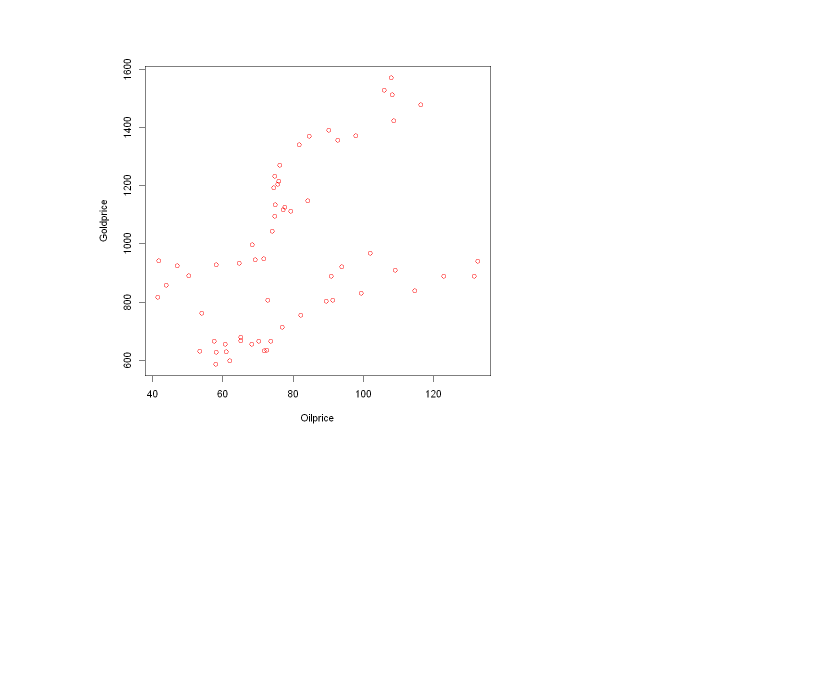
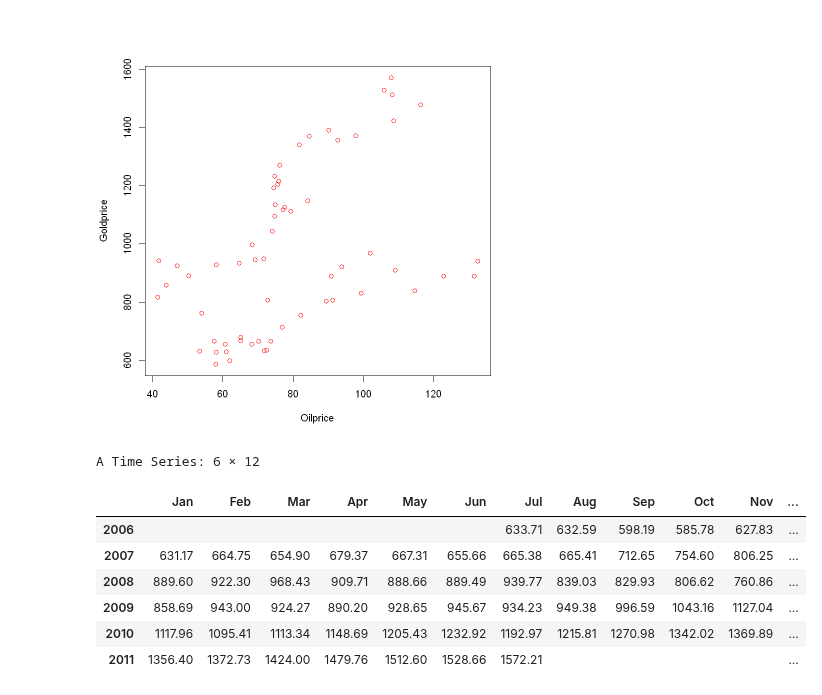
Before and after one commit to khanhtrinh2003/Kinh-te-luong-NEU, a Jupyter notebook: BTVN/Topic 13/GoldOilPrice.ipynb, the cells around one changed output. Drawn from its saved outputs; the diff is of its cells as text; code cells hidden in the pictures; blank space fills up the shorter version.

```diff
--- a/BTVN/Topic 13/GoldOilPrice.ipynb
+++ b/BTVN/Topic 13/GoldOilPrice.ipynb
@@ -166,3 +166,14 @@ par(mfrow = c(1,1))
 plot(goldoilprice$oilprice,goldoilprice$goldprice, xlab="Oilprice", ylab="Goldprice",col="red" )
 # %% [output]
 [figure]
+# %%
+goldprice
+# %% [output]
+A Time Series: 6 × 12
+|  | Jan | Feb | Mar | Apr | May | Jun | Jul | Aug | Sep | Oct | Nov | ... |
+| 2006 |  |  |  |  |  |  | 633.71 | 632.59 | 598.19 | 585.78 | 627.83 | ... |
+| 2007 | 631.17 | 664.75 | 654.90 | 679.37 | 667.31 | 655.66 | 665.38 | 665.41 | 712.65 | 754.60 | 806.25 | ... |
+| 2008 | 889.60 | 922.30 | 968.43 | 909.71 | 888.66 | 889.49 | 939.77 | 839.03 | 829.93 | 806.62 | 760.86 | ... |
+| 2009 | 858.69 | 943.00 | 924.27 | 890.20 | 928.65 | 945.67 | 934.23 | 949.38 | 996.59 | 1043.16 | 1127.04 | ... |
+| 2010 | 1117.96 | 1095.41 | 1113.34 | 1148.69 | 1205.43 | 1232.92 | 1192.97 | 1215.81 | 1270.98 | 1342.02 | 1369.89 | ... |
+| 2011 | 1356.40 | 1372.73 | 1424.00 | 1479.76 | 1512.60 | 1528.66 | 1572.21 |  |  |  |  | ... |
```
Also changed, not shown: parts of 4 cells of this notebook, 2 other files.
